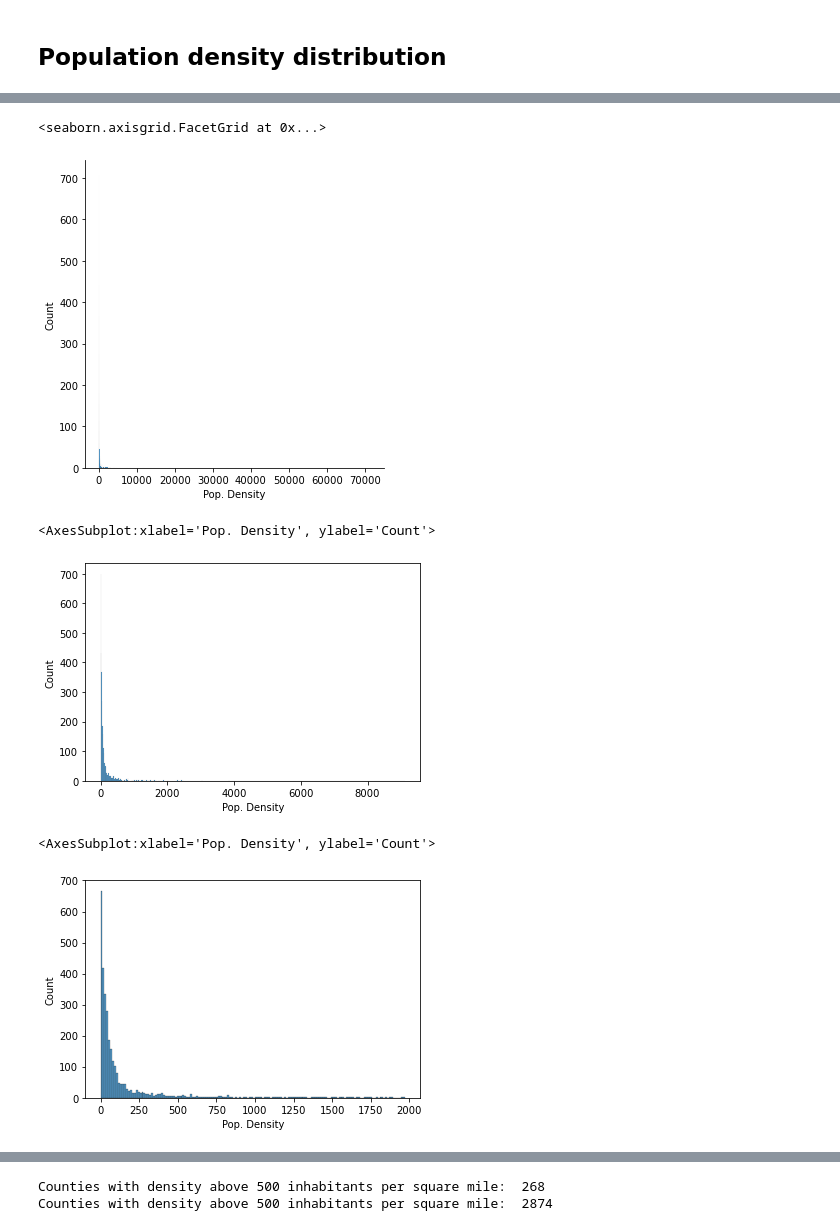
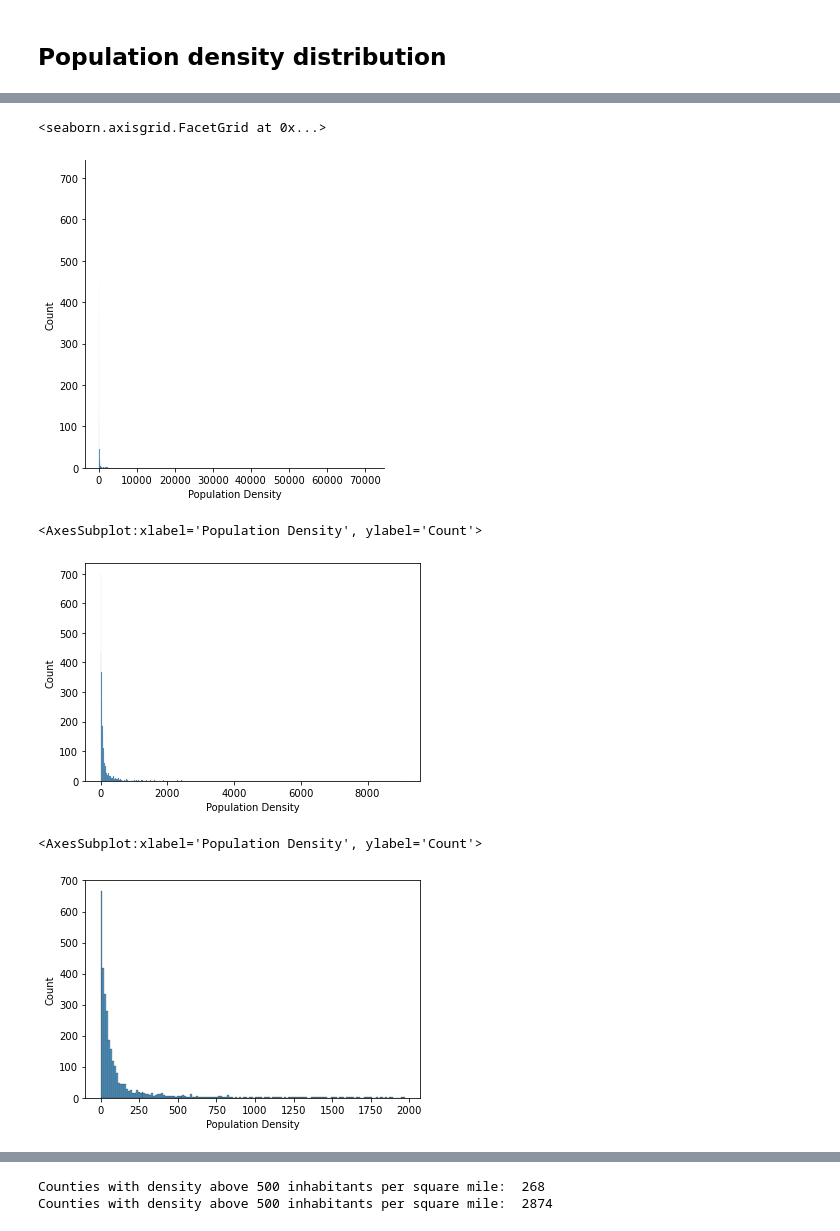
Before and after one commit to dzoanka/Covid19-cases-deaths-against-vax-in-US-counties, a Jupyter notebook: population_distribution.ipynb, the cells around one changed output, grey strips where cells are left out. Drawn from its saved outputs; the diff is of its cells as text; code cells hidden in the pictures.

```diff
--- a/population_distribution.ipynb
+++ b/population_distribution.ipynb
@@ -81,18 +81,18 @@ Maximum population density:  71340.60446780552
 # %%
-sns.displot(df, x="Pop. Density")
+sns.displot(df, x="Population Density")
 # %% [output]
 <seaborn.axisgrid.FacetGrid at 0x...>
-[figure, old version]
+[figure, new version]
 # %%
-df_smaller_10k =  df[ df['Pop. Density'] < 10000]
-sns.histplot(df_smaller_10k, x="Pop. Density")
+df_smaller_10k =  df[ df['Population Density'] < 10000]
+sns.histplot(df_smaller_10k, x="Population Density")
 # %% [output]
-<AxesSubplot:xlabel='Pop. Density', ylabel='Count'>
+<AxesSubplot:xlabel='Population Density', ylabel='Count'>
-[figure, old version]
+[figure, new version]
 # %%
-df_smaller_2k =  df[ df['Pop. Density'] < 2000]
-sns.histplot(df_smaller_2k, x="Pop. Density")
+df_smaller_2k =  df[ df['Population Density'] < 2000]
+sns.histplot(df_smaller_2k, x="Population Density")
 # %% [output]
-<AxesSubplot:xlabel='Pop. Density', ylabel='Count'>
+<AxesSubplot:xlabel='Population Density', ylabel='Count'>
-[figure, old version]
+[figure, new version]
 # %%
```
Also changed, not shown: parts of 4 cells of this notebook, 5 other files.
